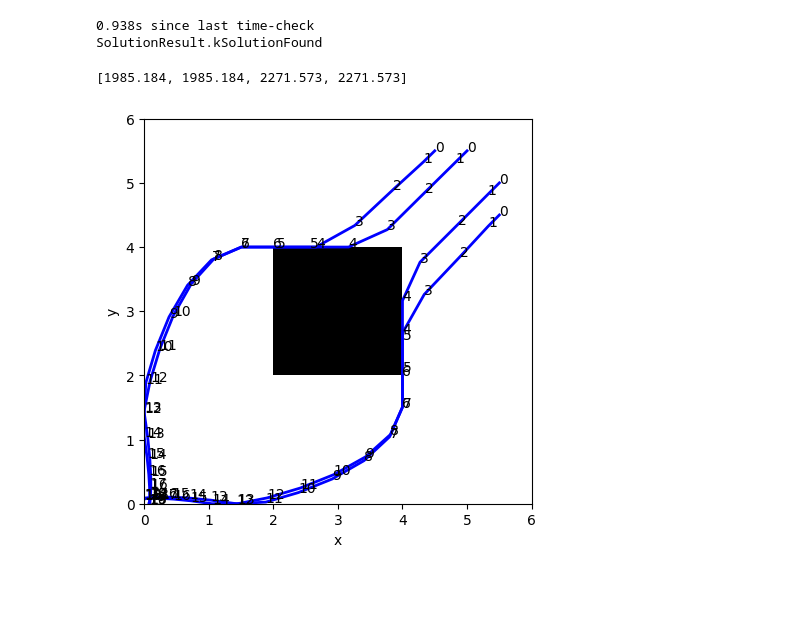
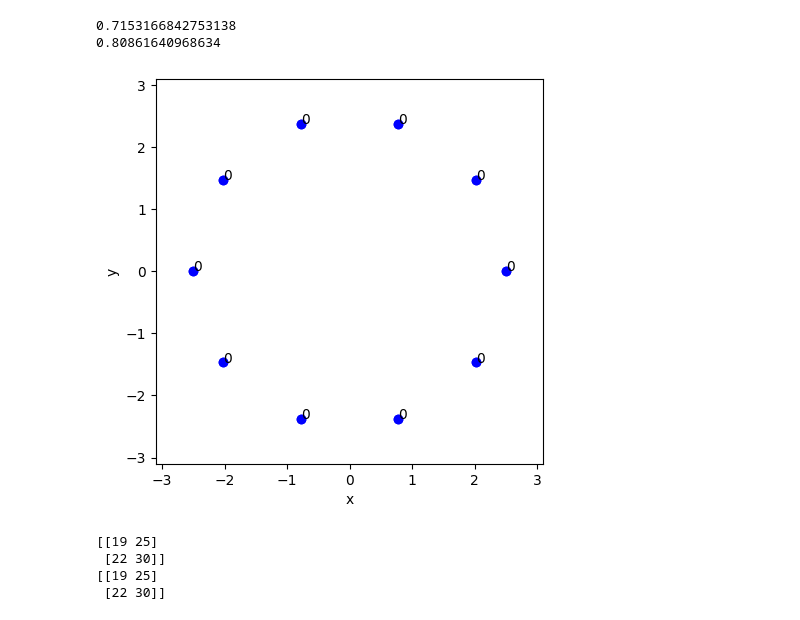
Before and after one commit to iamsavva/gcs-pw-poly, a Jupyter notebook: testing.ipynb, the cells around one changed output. Saved outputs shown, nothing was run; the diff lists cells and outputs as text; code cells hidden in the pictures; blank space fills up the shorter version.

```diff
--- a/testing.ipynb
+++ b/testing.ipynb
@@ -0,0 +49,7 @@
+# %%
+
+vertices_dumb, edges_dumb, solution_dumb = make_a_bigger_mpc_test(N = N, verbose = False, dt = dt, lqr_policy = True)
+# fig, ax, costs_lqr = plot_policy_realizations_from_state(vertices_dumb, edges_dumb, solution_dumb, initial_states, LEAST_SQUARES_POLICY, True, xlim, ylim, with_replacement = True)
+fig, ax, costs_lqr = plot_policy_realizations_from_state(vertices_dumb, edges_dumb, solution_dumb, initial_states, QP_POLICY, True, xlim, ylim, with_replacement = True)
+fig.show()
+# plt.grid()
@@ -1,17 +60,37 @@
+# %%
+
+rat_ls_lqr = np.array([costs_ls[i] / costs_lqr[i] for i in range(len(costs_lqr))])
+rat_qp_lqr = np.array([costs_qp[i] / costs_lqr[i] for i in range(len(costs_lqr))])
+print(np.mean(rat_ls_lqr))
+print(np.mean(rat_qp_lqr))
+# %% [output]
+0.7153166842753138
+0.80861640968634
+# %%
+xlim = [-3.1,3.1]
+ylim = [-3.1,3.1]
+initial_states = []
+for i in range(10):
+    r = 2.5
+    initial_states.append( state( r*np.cos(i*2*np.pi/10), r*np.sin(i*2*np.pi/10) ) )
+
+# vertices_lqr, edges_lqr, solution_lqr = make_a_simple_lqr_test(N= 10, dt = dt)
+# print(vertices_lqr)
+# print(edges_lqr)
+fig, ax, costs_lqr = plot_policy_realizations_from_state(vertices_dumb, edges_dumb, solution_dumb, initial_states, LEAST_SQUARES_POLICY, True, xlim, ylim, with_replacement = False)
+# %% [output]
+[figure, added]
+# %%
+a = np.array([[1, 2], [3, 1]])
+b = np.array([[5, 7], [7, 9]])
+print(a@b)
+print(a.dot(b))
+# %% [output]
+[[19 25]
+ [22 30]]
+[[19 25]
+ [22 30]]
 # %%
-# %matplotlib qt
-# %matplotlib inline
-
-import typing as T
-import numpy as np
-from matplotlib import pyplot as plt
-from util import timeit, YAY, INFO, ERROR, WARN
-
-from gcs_as_a_policy import plot_policy_realizations_from_state, make_a_path_from_policy
-from gcs_as_a_policy import LEAST_SQUARES_POLICY, QP_POLICY
-from good_LQR_unit_test import make_a_simple_lqr_test
-from mpc_test import make_a_simple_mpc_test, make_a_bigger_mpc_test
-
 def state(x,y):
     return np.array([x,0,y,0])
 
@@ -27,15 +106,7 @@ N = 10
 # make more sets
 # what are the costs incurred by each policy?
 
-vertices, edges, solution = make_a_bigger_mpc_test(N = N, verbose = False, dt = dt, dumb_policy = False)
-# vertices, edges, solution = make_a_simple_mpc_test(N = N, verbose = False, dt = dt, dumb_policy = False)
+vertices, edges, solution = make_a_bigger_mpc_test(N = N, verbose = False, dt = dt, lqr_policy = False)
+# vertices, edges, solution = make_a_simple_mpc_test(N = N, verbose = False, dt = dt, lqr_policy = False)
+fig, ax, costs = plot_policy_realizations_from_state(vertices, edges, solution, initial_states, QP_POLICY, True, xlim, ylim, with_replacement = True)
+YAY(costs)
-# %% [output]
-0.938s since last time-check
-SolutionResult.kSolutionFound
-# %%
-fig, ax, costs = plot_policy_realizations_from_state(vertices, edges, solution, initial_states, QP_POLICY, True, xlim, ylim, with_replacement = True)
-YAY(costs)
-fig.show()
-# %% [output]
-[1985.184, 1985.184, 2271.573, 2271.573]
-[figure, removed]
```
Also changed, not shown: parts of 13 cells of this notebook, 8 other files.
